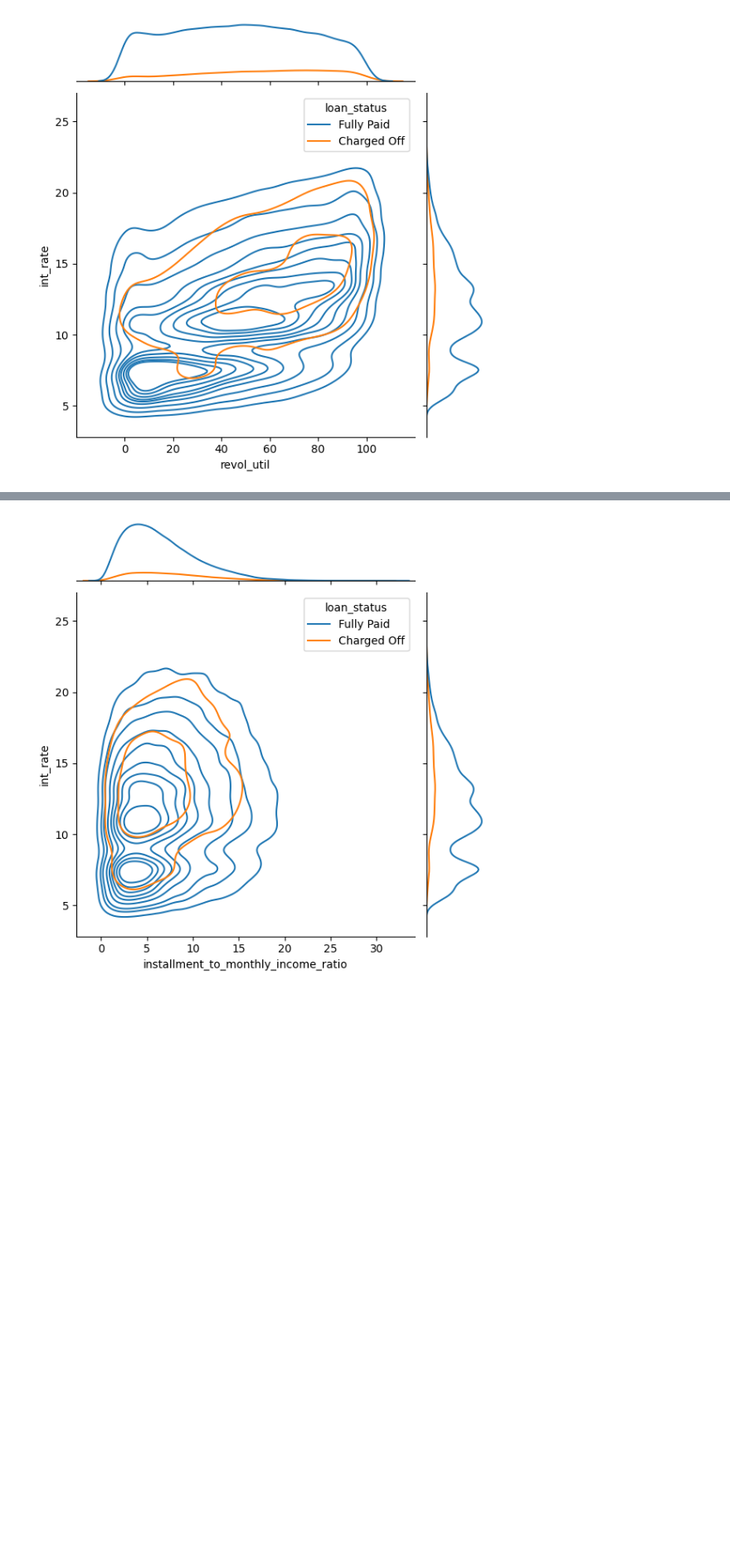
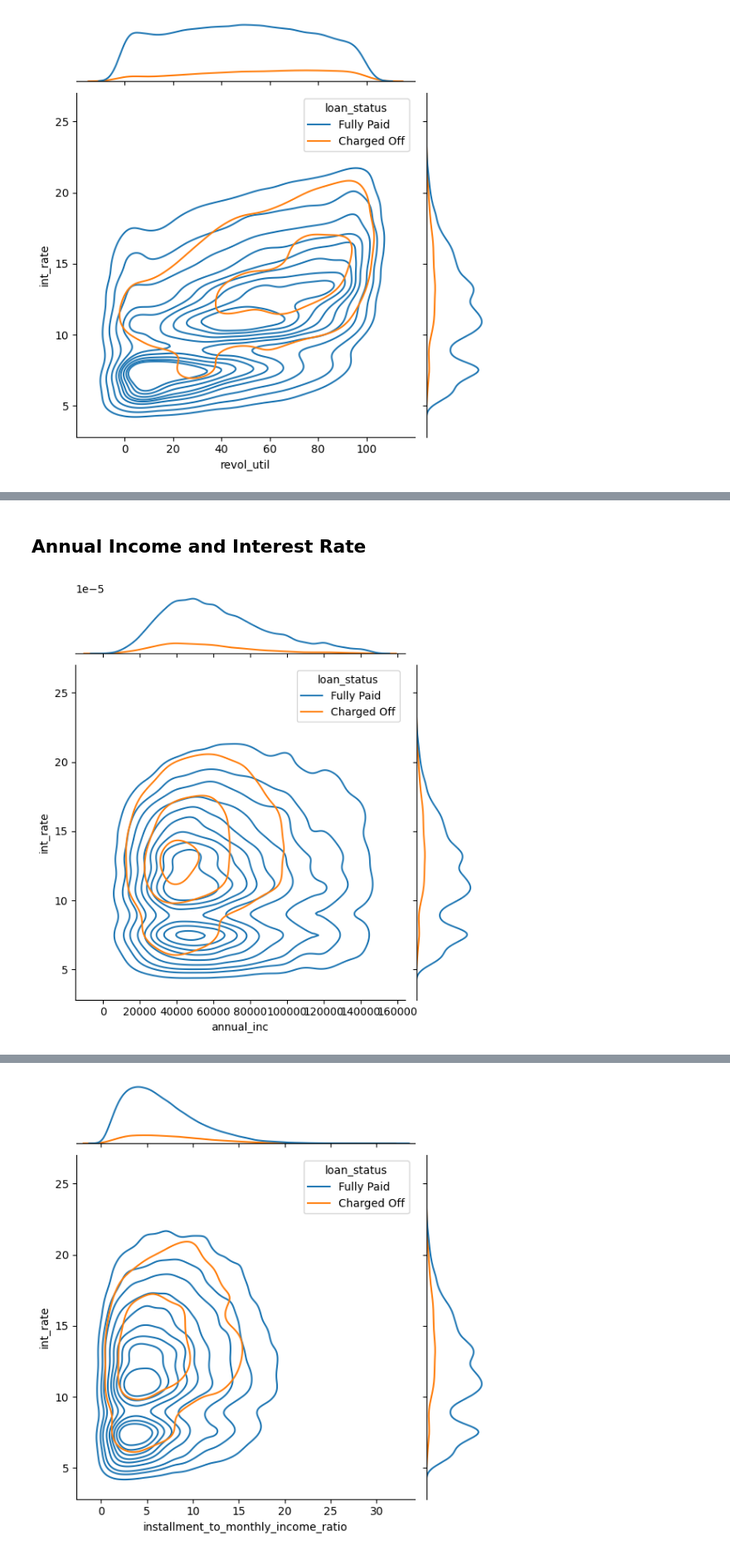
Before and after one commit to kk20krishna/Lending-Club-Case-Study, a Jupyter notebook: Lending_Club_Case_Study.ipynb, the cells around one changed output, grey strips where cells are left out. Shown at 83% size. Saved outputs shown, nothing was run; the diff lists cells and outputs as text; code cells hidden in the pictures; blank space fills up the shorter version.

```diff
--- a/Lending_Club_Case_Study.ipynb
+++ b/Lending_Club_Case_Study.ipynb
@@ -1723,0 +1776,7 @@ plt.show()
+# %% [markdown]
+## Annual Income and Interest Rate
+# %%
+sns.jointplot(x='annual_inc', y='int_rate', data=df, hue='loan_status', kind="kde")
+plt.show()
+# %% [output]
+[figure, added]
```
Also changed, not shown: parts of 59 cells of this notebook.
